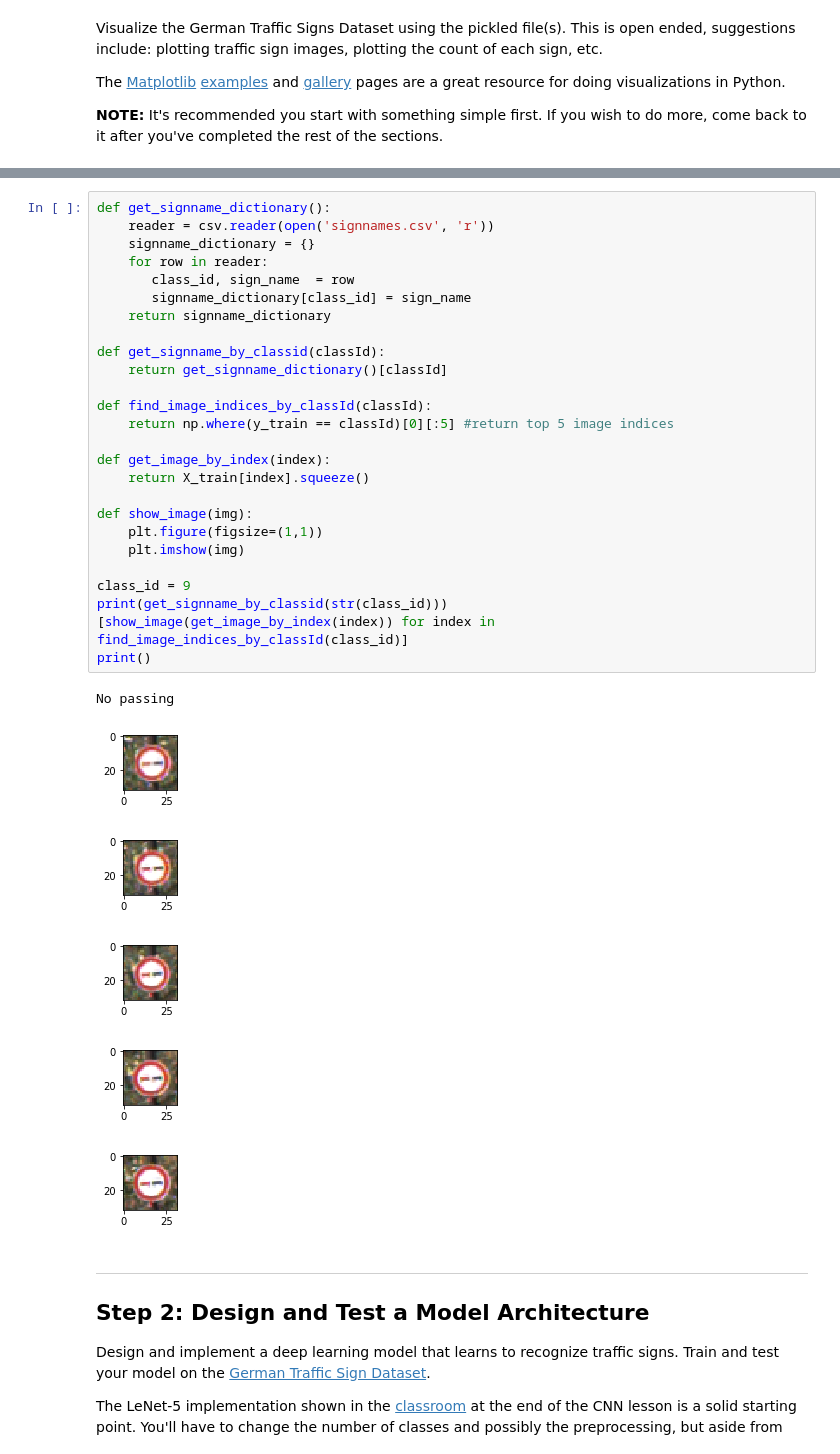
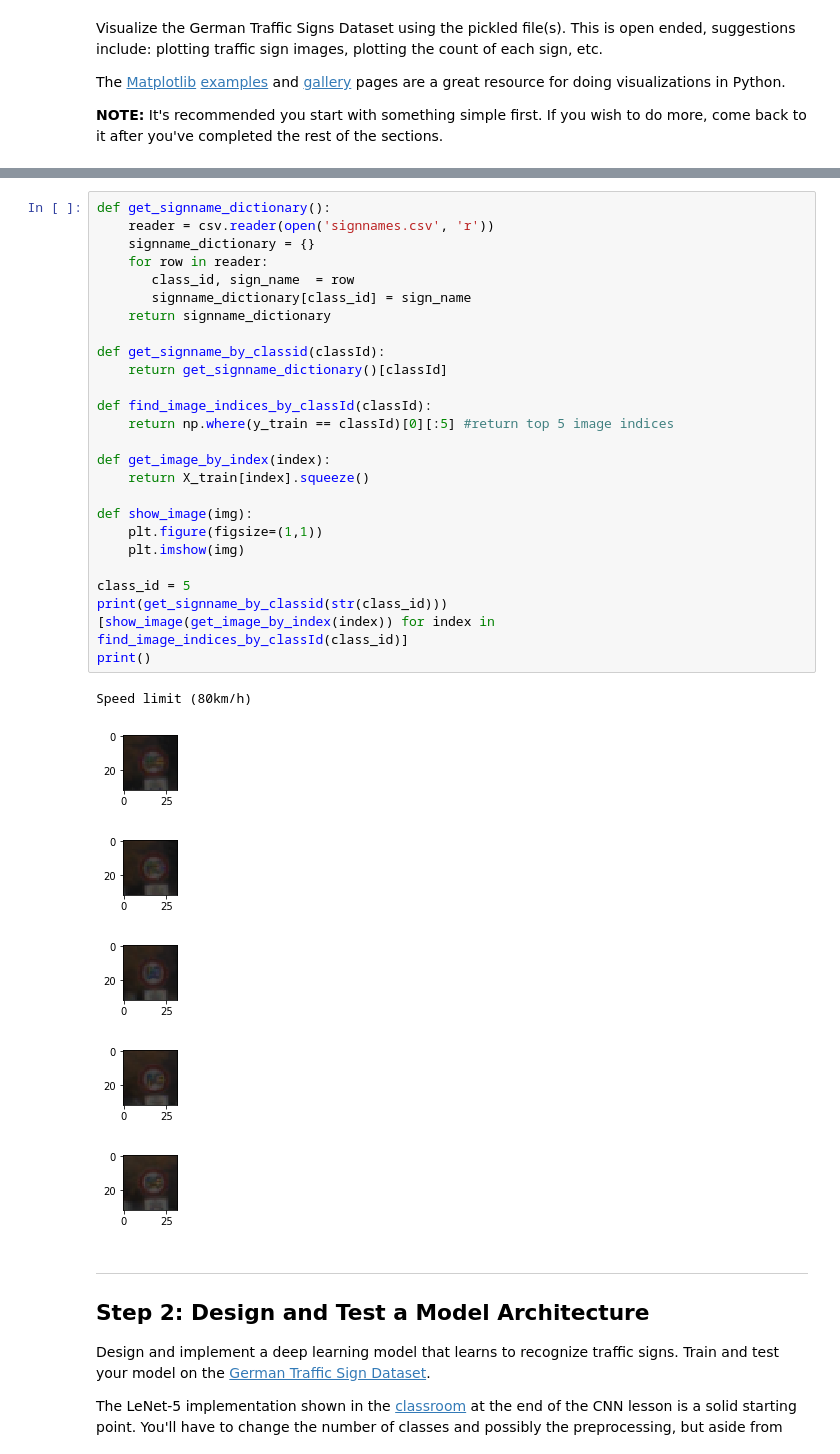
Before and after one commit to asunar/CarND-Traffic-Sign-Classifier-Project, a Jupyter notebook: Traffic_Sign_Classifier.ipynb, the cells around one changed output, grey strips where cells are left out. Drawn from its saved outputs; the diff is of its cells as text.

```diff
--- a/Traffic_Sign_Classifier.ipynb
+++ b/Traffic_Sign_Classifier.ipynb
@@ -118,36 +117,36 @@ Sign id:9
 # %%
 def get_signname_dictionary():
     reader = csv.reader(open('signnames.csv', 'r'))
     signname_dictionary = {}
     for row in reader:
        class_id, sign_name  = row
        signname_dictionary[class_id] = sign_name
     return signname_dictionary
 
 def get_signname_by_classid(classId):
     return get_signname_dictionary()[classId]
 
 def find_image_indices_by_classId(classId):
     return np.where(y_train == classId)[0][:5] #return top 5 image indices
 
 def get_image_by_index(index):
     return X_train[index].squeeze()
 
 def show_image(img):
     plt.figure(figsize=(1,1))
     plt.imshow(img)
 
-class_id = 9
+class_id = 5
 print(get_signname_by_classid(str(class_id)))
 [show_image(get_image_by_index(index)) for index in find_image_indices_by_classId(class_id)]
 print()
 # %% [output]
-No passing
+Speed limit (80km/h)
-[figure, old version]
+[figure, new version]
-[figure, old version]
+[figure, new version]
-[figure, old version]
+[figure, new version]
-[figure, old version]
+[figure, new version]
-[figure, old version]
+[figure, new version]
 # %% [markdown]
 ----
 
```
Also changed, not shown: parts of 3 cells of this notebook.
